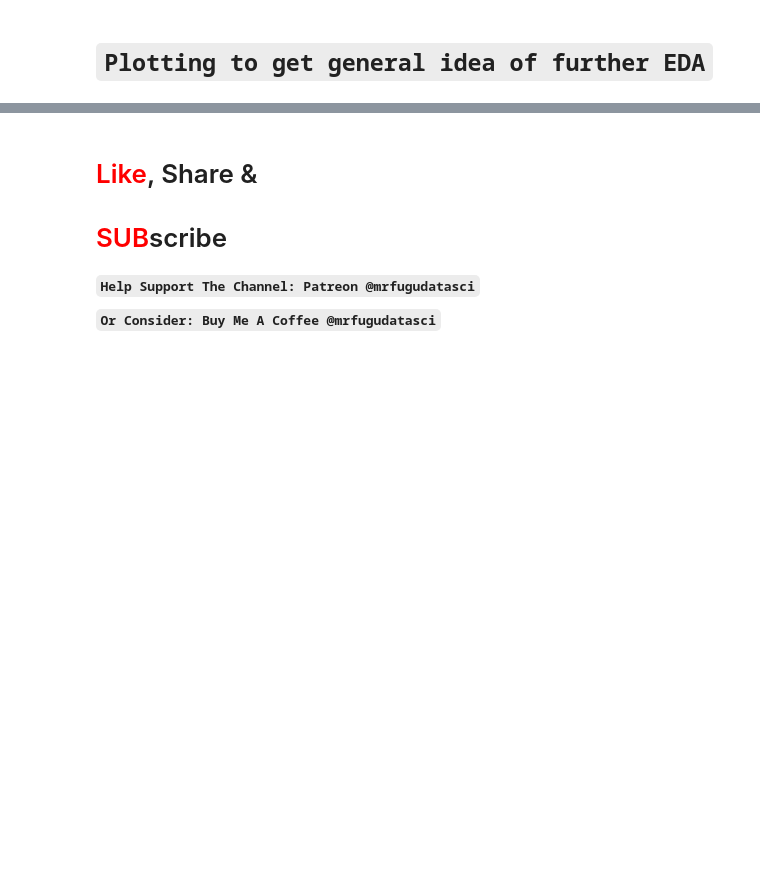
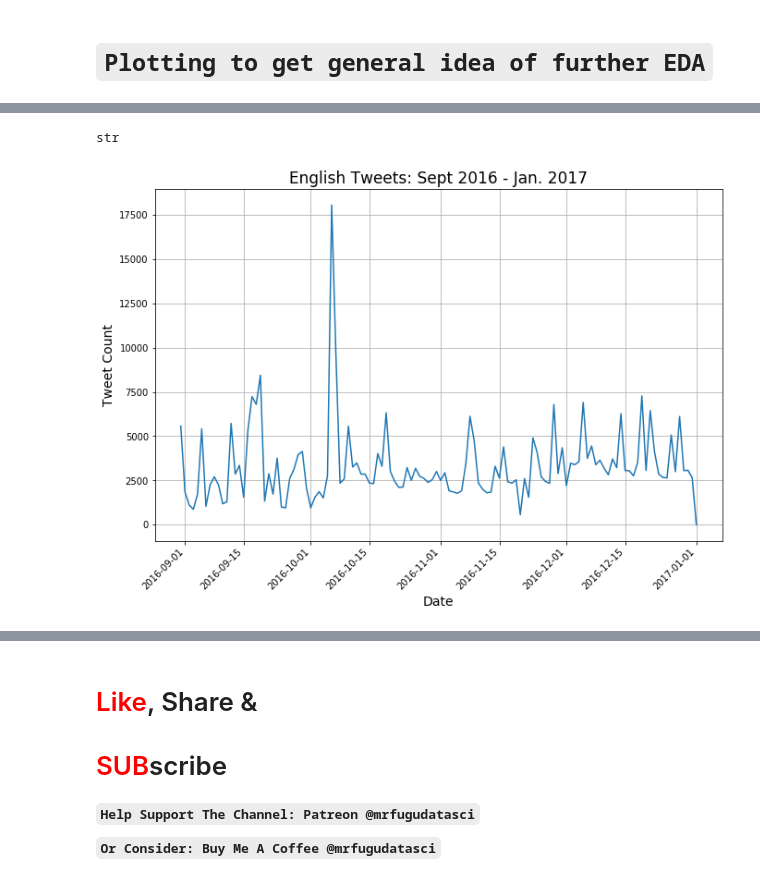
Before and after one commit to MrFuguDataScience/NLP, a Jupyter notebook: troll_tweets_02.ipynb, the cells around one changed output, grey strips where cells are left out. Drawn from its saved outputs; the diff is of its cells as text; code cells hidden in the pictures; blank space fills up the shorter version.

Commit message:
troll_tweets_02
add plots, create Russian tweet subset data and plot to compare. add notes

```diff
--- a/troll_tweets_02.ipynb
+++ b/troll_tweets_02.ipynb
@@ -171,0 +100,32 @@ tweet_trend['tweet_count'].plot(x=tr_eng['publish_date_Only'].unique(),linestyle
+# %%
+type(tr_eng['Month_Yr'][0])
+# %% [output]
+str
+# %%
+# get range to encapsulate before and after election 2016
+mask = (tr_eng['publish_date'] > '08/31/2016') &\
+(tr_eng['publish_date']  <= '01/01/02017')
+
+tr_en_msk=tr_eng[mask].sort_values('publish_date')
+
+tr_en_msk['publish_date_only']=pd.to_datetime(tr_en_msk['publish_date'])
+# %%
+import matplotlib.pyplot as plt # if you don't do .pyplot you get error for labels
+
+plt.figure(figsize=(11,7))
+
+# Count the number of times a date appears and convert to dataframe
+tweet_trend = pd.DataFrame(tr_en_msk['publish_date_Only'].value_counts())
+
+# sort dates and get count by date:
+dd=pd.to_datetime(tr_en_msk['publish_date_Only']).value_counts().sort_index()
+
+plt.plot(dd)
+plt.xticks(rotation=45,ha="right")
+plt.title('English Tweets: Sept 2016 - Jan. 2017',fontsize=17)
+plt.xlabel('Date', fontsize = 14)
+plt.ylabel('Tweet Count', fontsize = 14)
+plt.grid(True)
+plt.show()
+# %% [output]
+[figure, added]
```
Also changed, not shown: parts of 20 cells of this notebook.
